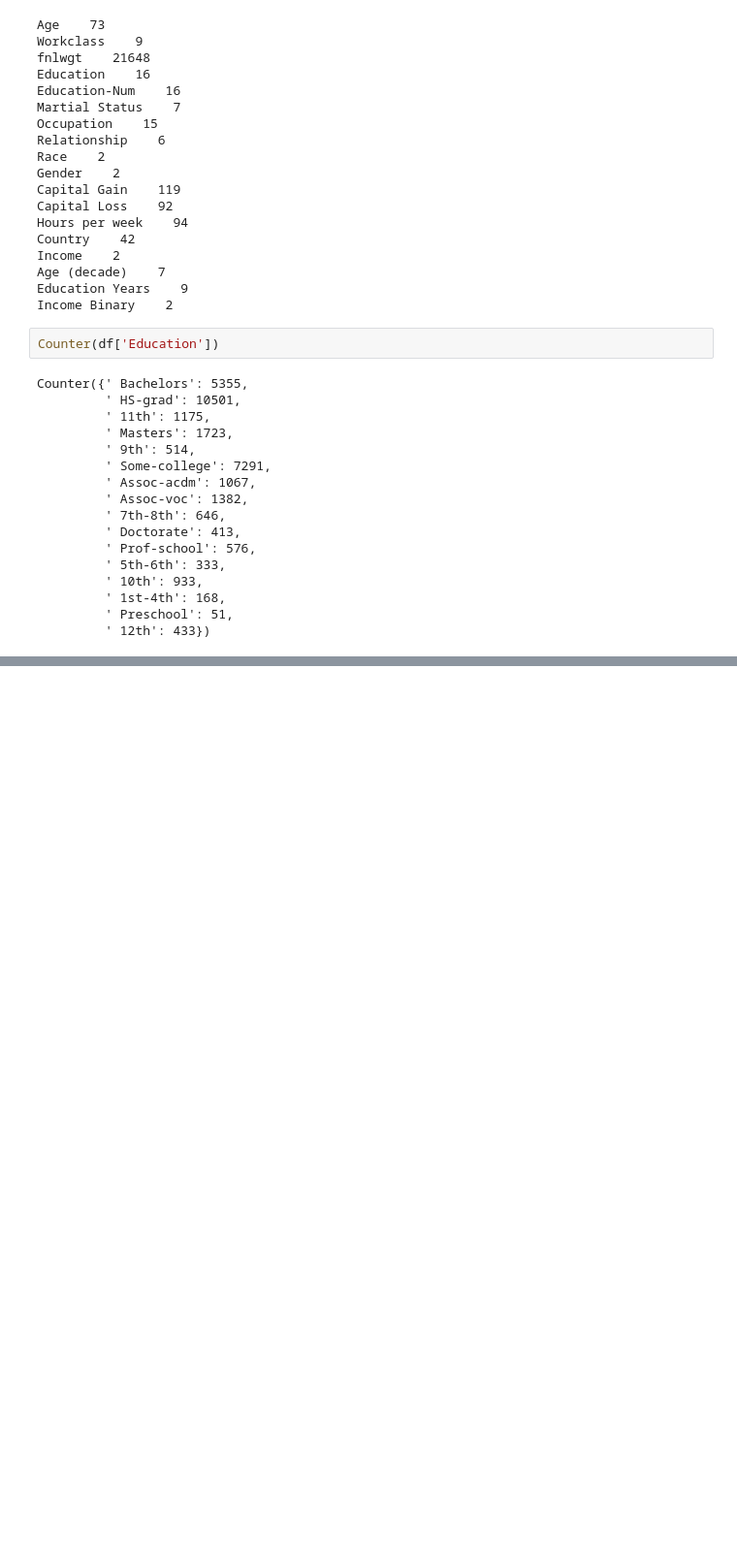
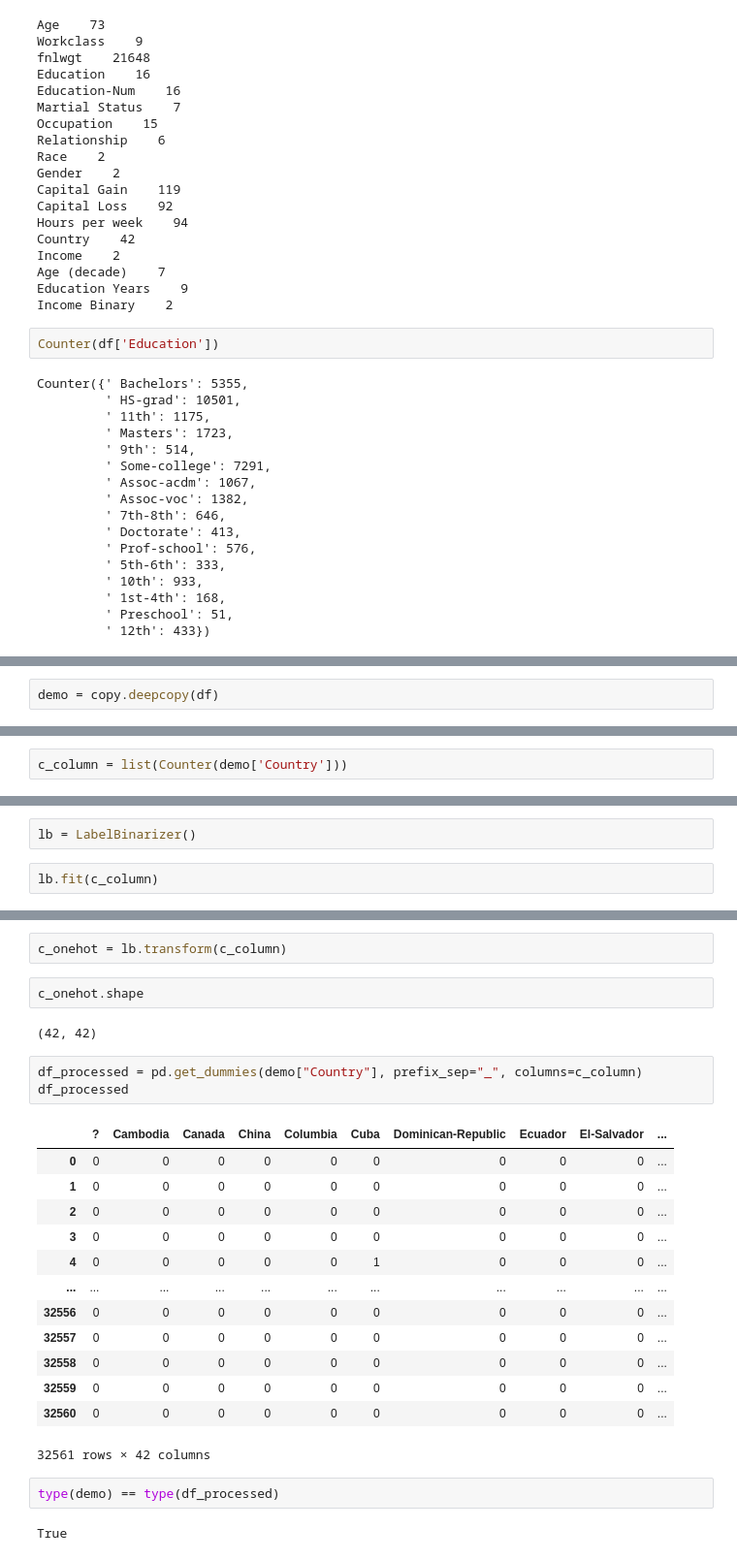
Before and after one commit to AllenPu/fairness_mu_da, a Jupyter notebook: fair_loader.ipynb, the cells around one changed output, grey strips where cells are left out. Shown at 97% size. Drawn from its saved outputs; the diff is of its cells as text; blank space fills up the shorter version.

```diff
--- a/fair_loader.ipynb
+++ b/fair_loader.ipynb
@@ -119,0 +123,2 @@ Counter({' Bachelors': 5355,
+# %%
+demo = copy.deepcopy(df)
@@ -119,0 +136,2 @@ Counter({' Bachelors': 5355,
+# %%
+c_column = list(Counter(demo['Country']))
@@ -119,0 +142,4 @@ Counter({' Bachelors': 5355,
+# %%
+lb = LabelBinarizer()
+# %%
+lb.fit(c_column)
@@ -119,0 +159,27 @@ Counter({' Bachelors': 5355,
+# %%
+c_onehot = lb.transform(c_column)
+# %%
+c_onehot.shape
+# %% [output]
+(42, 42)
+# %%
+df_processed = pd.get_dummies(demo["Country"], prefix_sep="_", columns=c_column)
+df_processed
+# %% [output]
+|  | ? | Cambodia | Canada | China | Columbia | Cuba | Dominican-Republic | Ecuador | El-Salvador | ... |
+| 0 | 0 | 0 | 0 | 0 | 0 | 0 | 0 | 0 | 0 | ... |
+| 1 | 0 | 0 | 0 | 0 | 0 | 0 | 0 | 0 | 0 | ... |
+| 2 | 0 | 0 | 0 | 0 | 0 | 0 | 0 | 0 | 0 | ... |
+| 3 | 0 | 0 | 0 | 0 | 0 | 0 | 0 | 0 | 0 | ... |
+| 4 | 0 | 0 | 0 | 0 | 0 | 1 | 0 | 0 | 0 | ... |
+| ... | ... | ... | ... | ... | ... | ... | ... | ... | ... | ... |
+| 32556 | 0 | 0 | 0 | 0 | 0 | 0 | 0 | 0 | 0 | ... |
+| 32557 | 0 | 0 | 0 | 0 | 0 | 0 | 0 | 0 | 0 | ... |
+| 32558 | 0 | 0 | 0 | 0 | 0 | 0 | 0 | 0 | 0 | ... |
+| 32559 | 0 | 0 | 0 | 0 | 0 | 0 | 0 | 0 | 0 | ... |
+| 32560 | 0 | 0 | 0 | 0 | 0 | 0 | 0 | 0 | 0 | ... |
+32561 rows × 42 columns
+# %%
+type(demo) == type(df_processed)
+# %% [output]
+True
```
Also changed, not shown: parts of 10 cells of this notebook.
